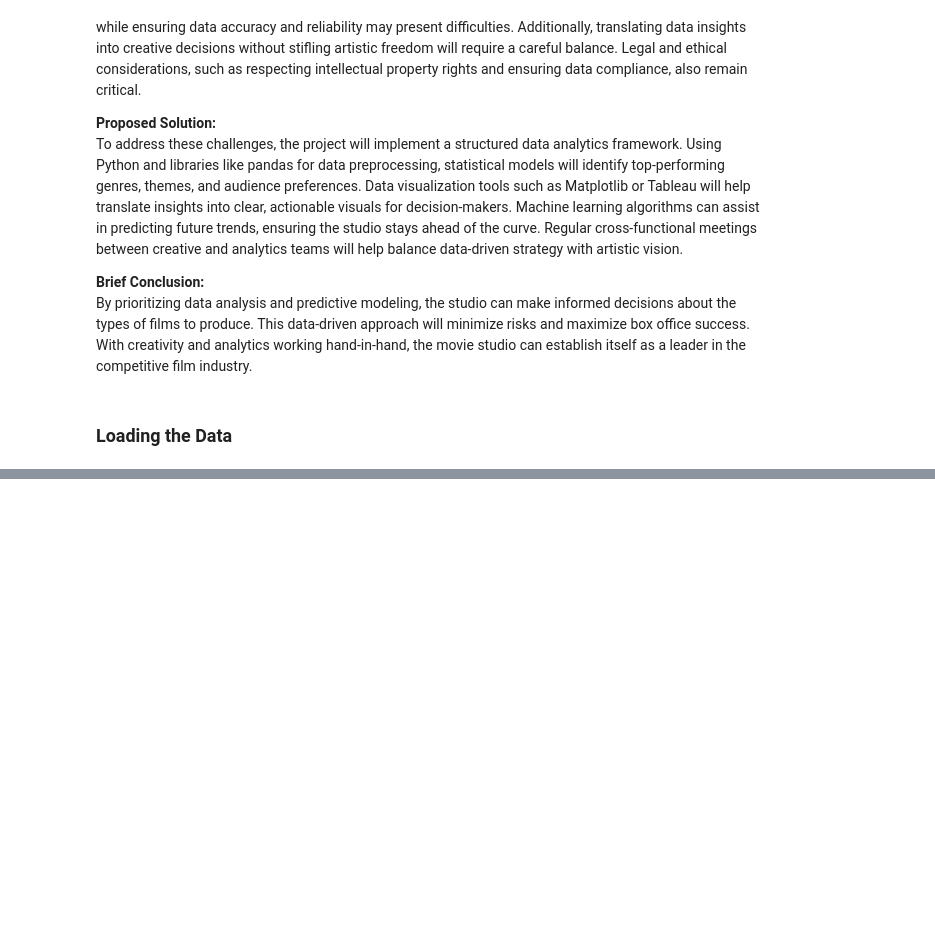
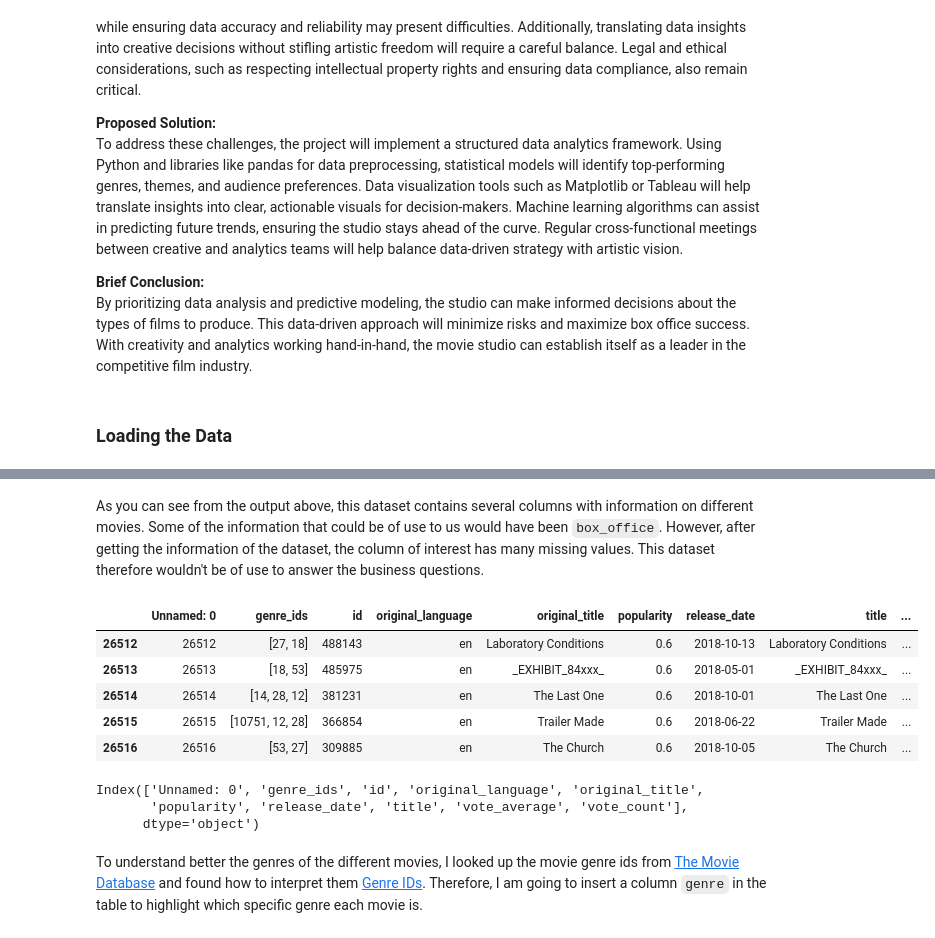
Before and after one commit to billysambasi/Group7_Phase_2_Project, a Jupyter notebook: student-bs.ipynb, the cells around one changed output, grey strips where cells are left out. Cells and saved outputs as stored; diff of their text form; code cells hidden in the pictures; blank space fills up the shorter version.

````diff
--- a/student-bs.ipynb
+++ b/student-bs.ipynb
@@ -39,0 +183,21 @@ import seaborn as sns
+# %% [markdown]
+As you can see from the output above, this dataset contains several columns with information on different movies. Some of the information that could be of use to us would have been ```box_office```. However, after getting the information of the dataset, the column of interest has many missing values. This dataset therefore wouldn't be of use to answer the business questions.
+# %%
+# Loading data from the movie database
+the_movies_db = pd.read_csv("zippedData/tmdb.movies.csv.gz", compression='gzip')
+the_movies_db.tail()
+# %% [output]
+|  | Unnamed: 0 | genre_ids | id | original_language | original_title | popularity | release_date | title | ... |
+| 26512 | 26512 | [27, 18] | 488143 | en | Laboratory Conditions | 0.6 | 2018-10-13 | Laboratory Conditions | ... |
+| 26513 | 26513 | [18, 53] | 485975 | en | _EXHIBIT_84xxx_ | 0.6 | 2018-05-01 | _EXHIBIT_84xxx_ | ... |
+| 26514 | 26514 | [14, 28, 12] | 381231 | en | The Last One | 0.6 | 2018-10-01 | The Last One | ... |
+| 26515 | 26515 | [10751, 12, 28] | 366854 | en | Trailer Made | 0.6 | 2018-06-22 | Trailer Made | ... |
+| 26516 | 26516 | [53, 27] | 309885 | en | The Church | 0.6 | 2018-10-05 | The Church | ... |
+# %%
+the_movies_db.columns
+# %% [output]
+Index(['Unnamed: 0', 'genre_ids', 'id', 'original_language', 'original_title',
+       'popularity', 'release_date', 'title', 'vote_average', 'vote_count'],
+      dtype='object')
+# %% [markdown]
+To understand better the genres of the different movies, I looked up the movie genre ids from [The Movie Database](https://www.themoviedb.org) and found how to interpret them [Genre IDs](https://www.themoviedb.org/talk/5daf6eb0ae36680011d7e6ee.). Therefore, I am going to insert a column ```genre``` in the table to highlight which specific genre each movie is.
````
Also changed, not shown: parts of 22 cells of this notebook.
